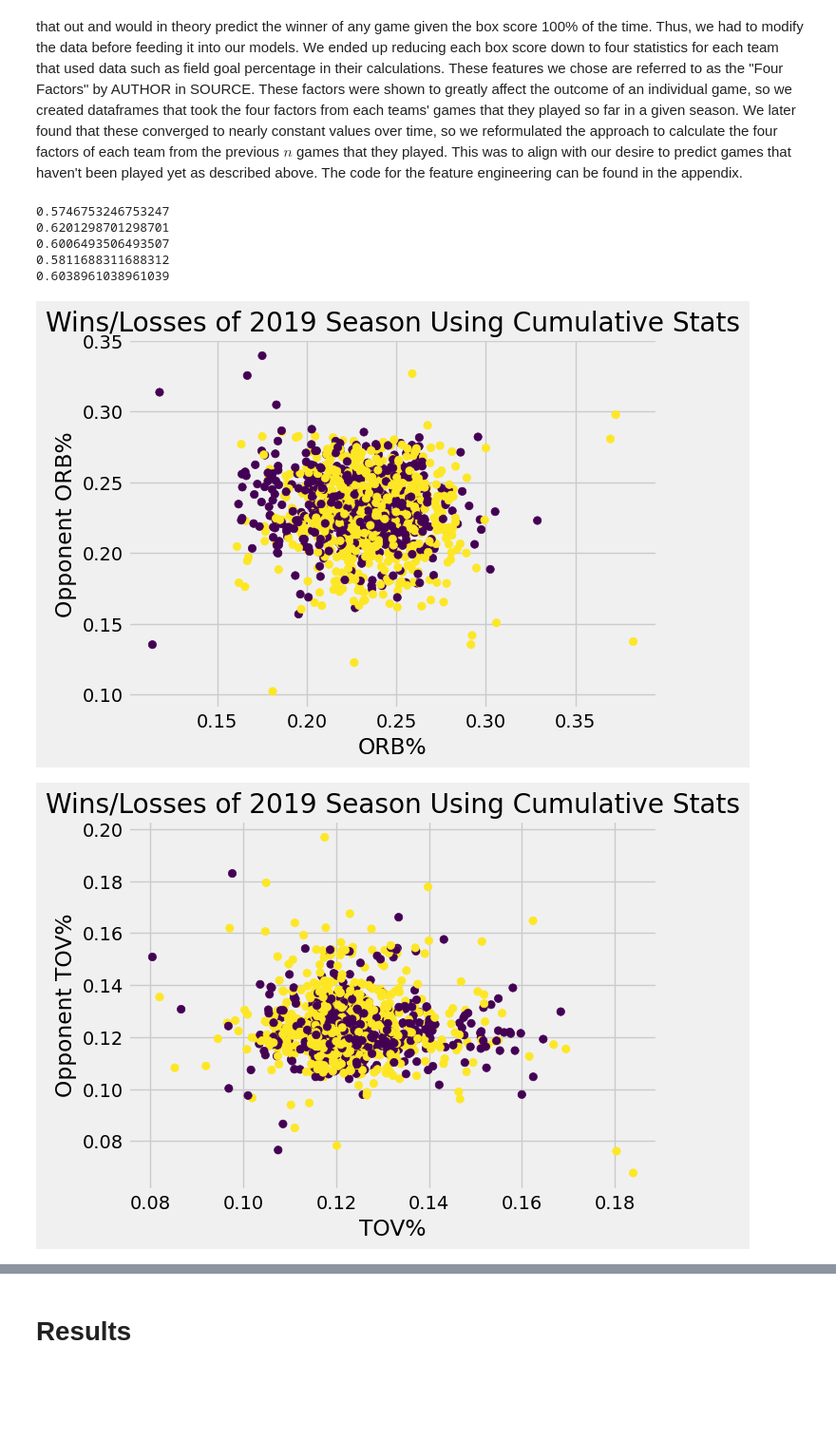
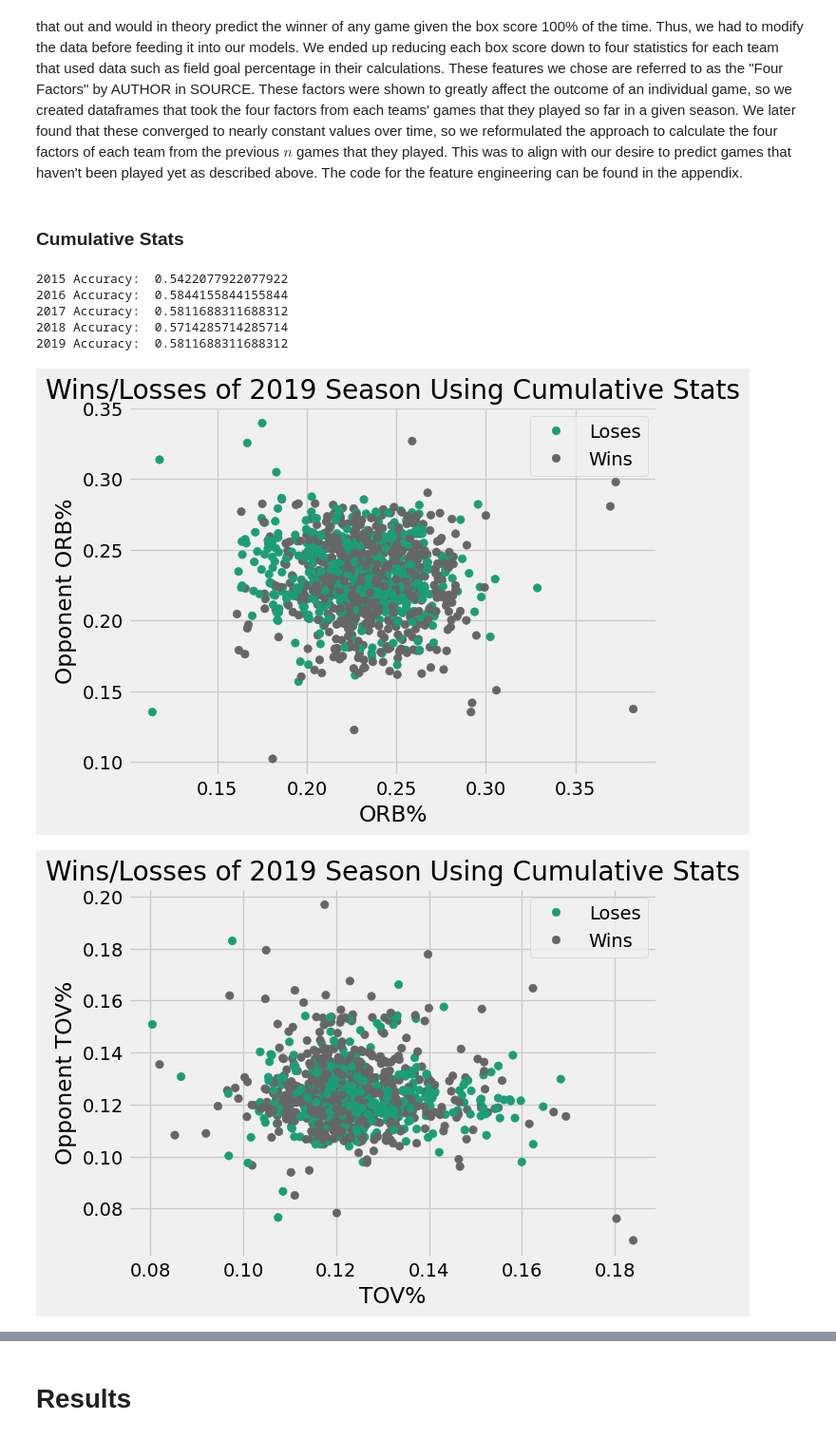
Before and after one commit to zachjoachim7/Volume3PortfolioProject, a Jupyter notebook: Volume 3 Portfolio Project Data Cleaning.ipynb, the cells around one changed output, grey strips where cells are left out. Shown: that part at 95% size. Saved outputs shown, nothing was run; the diff lists cells and outputs as text; code cells hidden in the pictures; blank space fills up the shorter version.

```diff
--- a/Volume 3 Portfolio Project Data Cleaning.ipynb
+++ b/Volume 3 Portfolio Project Data Cleaning.ipynb
@@ -27,6 +27,8 @@ Talking about the cleaning from above. One challenge we ran into was that this a
 
 ### Feature Engineering
 Since the box score includes points scored in a game (and that is what determines who won) a good model would pick that out and would in theory predict the winner of any game given the box score 100% of the time. Thus, we had to modify the data before feeding it into our models. We ended up reducing each box score down to four statistics for each team that used data such as field goal percentage in their calculations. These features we chose are referred to as the "Four Factors" by AUTHOR in SOURCE. These factors were shown to greatly affect the outcome of an individual game, so we created dataframes that took the four factors from each teams' games that they played so far in a given season. We later found that these converged to nearly constant values over time, so we reformulated the approach to calculate the four factors of each team from the previous $n$ games that they played. This was to align with our desire to predict games that haven't been played yet as described above. The code for the feature engineering can be found in the appendix.
+# %% [markdown]
+### Cumulative Stats
 # %%
 import pandas as pd
 import numpy as np
@@ -43,43 +45,47 @@ from sklearn.model_selection import train_test_split
 from sklearn.metrics import accuracy_score
 
 for year in [2015, 2016, 2017, 2018, 2019]:
     # Read the dataframe, split into training and testing sets.
     df = pd.read_csv(f"./Outputs/results_{year}.csv")
     X, X_test, y, y_test = train_test_split(df.drop(["W/L", "Date", "Team"], axis=1), df["W/L"])
-    model = LogisticRegression(fit_intercept=False).fit(X, y)
+    model = LogisticRegression(fit_intercept=True).fit(X, y)
     pred = model.predict(X_test)
 
     probabilities = model.predict_proba(X_test)[:,1]
-    print(accuracy_score(pred, y_test))
+    print(f'{year} Accuracy: ', accuracy_score(pred, y_test))
 
-plt.scatter(df["ORB%"], df['ORB%_opp'], c=df["W/L"])
+scatter = plt.scatter(df["ORB%"], df['ORB%_opp'], c=df["W/L"], cmap='Dark2')
 plt.title("Wins/Losses of 2019 Season Using Cumulative Stats")
 plt.xlabel("ORB%")
 plt.ylabel("Opponent ORB%")
+plt.legend(handles=scatter.legend_elements()[0], labels=['Loses', 'Wins'])
 plt.show()
 
-plt.scatter(df["TOV%"], df['TOV%_opp'], c=df["W/L"])
+scatter = plt.scatter(df["TOV%"], df['TOV%_opp'], c=df["W/L"], cmap='Dark2')
 plt.title("Wins/Losses of 2019 Season Using Cumulative Stats")
 plt.xlabel("TOV%")
 plt.ylabel("Opponent TOV%")
+plt.legend(handles=scatter.legend_elements()[0], labels=['Loses', 'Wins'])
 plt.show()
 
-plt.scatter(df["eFG%"], df['eFG%_opp'], c=df["W/L"])
+scatter = plt.scatter(df["eFG%"], df['eFG%_opp'], c=df["W/L"], cmap='Dark2')
 plt.title("Wins/Losses of 2019 Season Using Cumulative Stats")
 plt.xlabel("eFG%")
 plt.ylabel("Opponent eFG%")
+plt.legend(handles=scatter.legend_elements()[0], labels=['Loses', 'Wins'])
 plt.show()
 
-plt.scatter(df["FTR"], df['FTR_opp'], c=df["W/L"])
+scatter = plt.scatter(df["FTR"], df['FTR_opp'], c=df["W/L"], cmap='Dark2')
 plt.title("Wins/Losses of 2019 Season Using Cumulative Stats")
 plt.xlabel("FTR%")
 plt.ylabel("Opponent FTR%")
+plt.legend(handles=scatter.legend_elements()[0], labels=['Loses', 'Wins'])
 plt.show()
 # %% [output]
-0.5746753246753247
-0.6201298701298701
-0.6006493506493507
-0.5811688311688312
-0.6038961038961039
+2015 Accuracy:  0.5422077922077922
+2016 Accuracy:  0.5844155844155844
+2017 Accuracy:  0.5811688311688312
+2018 Accuracy:  0.5714285714285714
+2019 Accuracy:  0.5811688311688312
-[figure, old version]
+[figure, new version]
-[figure, old version]
+[figure, new version]
```
Also changed, not shown: parts of 4 cells of this notebook.
